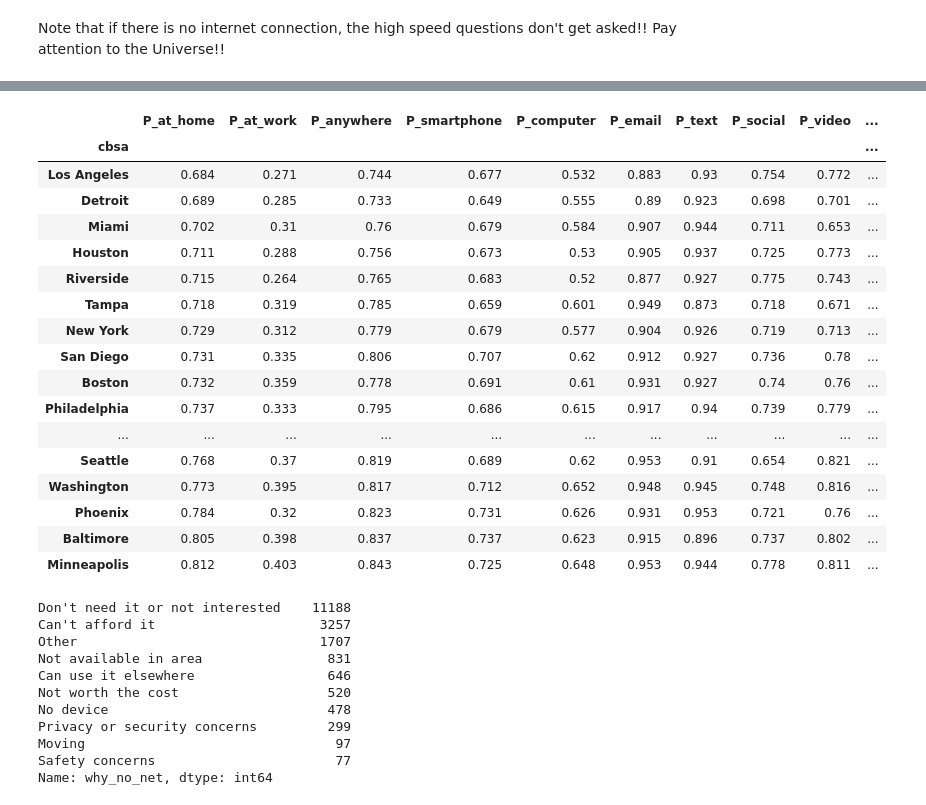
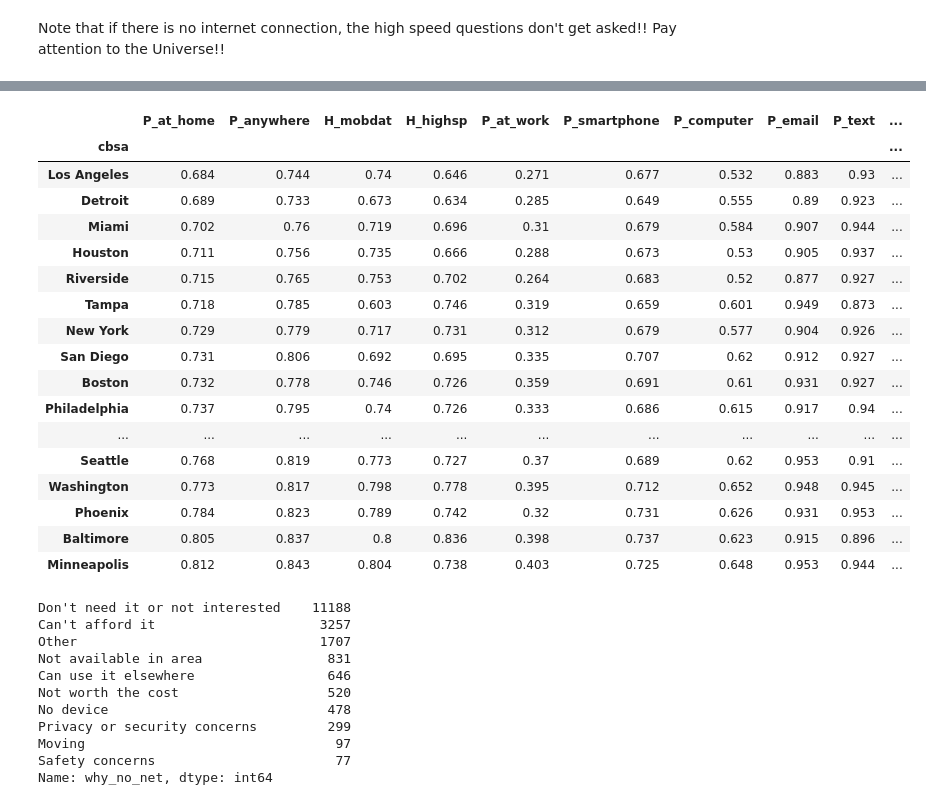
Before and after one commit to JamesSaxon/neighborhood_broadband, a Jupyter notebook: cps.ipynb, the cells around one changed output, grey strips where cells are left out. Drawn from its saved outputs; the diff is of its cells as text; code cells hidden in the pictures.

```diff
--- a/cps.ipynb
+++ b/cps.ipynb
@@ -193,5 +195,16 @@ def access(df, grouper):
     pwpr_vars =  df.query("isRespondent").groupby(grouper).apply(weighted_mean, w = "pwprmwgt")\
                    [["P_email", "P_text", "P_social", "P_video", "P_services"]]
 
-    return pwss_vars.join(pwpr_vars).join(hwss_vars).join(hwss_vars_use).round(3)
+    complete = pd.concat([pwss_vars, pwpr_vars, hwss_vars, hwss_vars_use], axis = 1).round(3)
+
+    complete = complete[["P_at_home", "P_anywhere", "H_mobdat", "H_highsp", "P_at_work",
+                         "P_smartphone", "P_computer",
+                         "P_email", "P_text", "P_social", "P_video", "P_services",
+                         "H_nonuse_cost", "H_nonuse_no_interest", "H_nonuse_not_available"]]
+
+    complete.sort_values(by = "P_at_home", inplace = True)
+
+    complete.index = complete.index.str.replace("_", " ").str.title()
+
+    return complete
 # %%
@@ -263,25 +261,24 @@ cbsa_access.index = cbsa_access.index.str.replace("_", " ").str.title()
 # %%
-cbsa_access.sort_values(by = "P_at_home", inplace = True)
-cbsa_access.style.background_gradient(cmap = "viridis", axis = 0)
+access(cps_cbsa, "cbsa").style.background_gradient(cmap = "viridis", axis = 0)
 # %% [output]
-|  | P_at_home | P_at_work | P_anywhere | P_smartphone | P_computer | P_email | P_text | P_social | P_video | ... |
+|  | P_at_home | P_anywhere | H_mobdat | H_highsp | P_at_work | P_smartphone | P_computer | P_email | P_text | ... |
 | cbsa |  |  |  |  |  |  |  |  |  | ... |
-| Los Angeles | 0.684 | 0.271 | 0.744 | 0.677 | 0.532 | 0.883 | 0.93 | 0.754 | 0.772 | ... |
-| Detroit | 0.689 | 0.285 | 0.733 | 0.649 | 0.555 | 0.89 | 0.923 | 0.698 | 0.701 | ... |
-| Miami | 0.702 | 0.31 | 0.76 | 0.679 | 0.584 | 0.907 | 0.944 | 0.711 | 0.653 | ... |
-| Houston | 0.711 | 0.288 | 0.756 | 0.673 | 0.53 | 0.905 | 0.937 | 0.725 | 0.773 | ... |
-| Riverside | 0.715 | 0.264 | 0.765 | 0.683 | 0.52 | 0.877 | 0.927 | 0.775 | 0.743 | ... |
-| Tampa | 0.718 | 0.319 | 0.785 | 0.659 | 0.601 | 0.949 | 0.873 | 0.718 | 0.671 | ... |
-| New York | 0.729 | 0.312 | 0.779 | 0.679 | 0.577 | 0.904 | 0.926 | 0.719 | 0.713 | ... |
-| San Diego | 0.731 | 0.335 | 0.806 | 0.707 | 0.62 | 0.912 | 0.927 | 0.736 | 0.78 | ... |
-| Boston | 0.732 | 0.359 | 0.778 | 0.691 | 0.61 | 0.931 | 0.927 | 0.74 | 0.76 | ... |
-| Philadelphia | 0.737 | 0.333 | 0.795 | 0.686 | 0.615 | 0.917 | 0.94 | 0.739 | 0.779 | ... |
+| Los Angeles | 0.684 | 0.744 | 0.74 | 0.646 | 0.271 | 0.677 | 0.532 | 0.883 | 0.93 | ... |
+| Detroit | 0.689 | 0.733 | 0.673 | 0.634 | 0.285 | 0.649 | 0.555 | 0.89 | 0.923 | ... |
+| Miami | 0.702 | 0.76 | 0.719 | 0.696 | 0.31 | 0.679 | 0.584 | 0.907 | 0.944 | ... |
+| Houston | 0.711 | 0.756 | 0.735 | 0.666 | 0.288 | 0.673 | 0.53 | 0.905 | 0.937 | ... |
+| Riverside | 0.715 | 0.765 | 0.753 | 0.702 | 0.264 | 0.683 | 0.52 | 0.877 | 0.927 | ... |
+| Tampa | 0.718 | 0.785 | 0.603 | 0.746 | 0.319 | 0.659 | 0.601 | 0.949 | 0.873 | ... |
+| New York | 0.729 | 0.779 | 0.717 | 0.731 | 0.312 | 0.679 | 0.577 | 0.904 | 0.926 | ... |
+| San Diego | 0.731 | 0.806 | 0.692 | 0.695 | 0.335 | 0.707 | 0.62 | 0.912 | 0.927 | ... |
+| Boston | 0.732 | 0.778 | 0.746 | 0.726 | 0.359 | 0.691 | 0.61 | 0.931 | 0.927 | ... |
+| Philadelphia | 0.737 | 0.795 | 0.74 | 0.726 | 0.333 | 0.686 | 0.615 | 0.917 | 0.94 | ... |
 | ... | ... | ... | ... | ... | ... | ... | ... | ... | ... | ... |
-| Seattle | 0.768 | 0.37 | 0.819 | 0.689 | 0.62 | 0.953 | 0.91 | 0.654 | 0.821 | ... |
-| Washington | 0.773 | 0.395 | 0.817 | 0.712 | 0.652 | 0.948 | 0.945 | 0.748 | 0.816 | ... |
-| Phoenix | 0.784 | 0.32 | 0.823 | 0.731 | 0.626 | 0.931 | 0.953 | 0.721 | 0.76 | ... |
-| Baltimore | 0.805 | 0.398 | 0.837 | 0.737 | 0.623 | 0.915 | 0.896 | 0.737 | 0.802 | ... |
-| Minneapolis | 0.812 | 0.403 | 0.843 | 0.725 | 0.648 | 0.953 | 0.944 | 0.778 | 0.811 | ... |
+| Seattle | 0.768 | 0.819 | 0.773 | 0.727 | 0.37 | 0.689 | 0.62 | 0.953 | 0.91 | ... |
+| Washington | 0.773 | 0.817 | 0.798 | 0.778 | 0.395 | 0.712 | 0.652 | 0.948 | 0.945 | ... |
+| Phoenix | 0.784 | 0.823 | 0.789 | 0.742 | 0.32 | 0.731 | 0.626 | 0.931 | 0.953 | ... |
+| Baltimore | 0.805 | 0.837 | 0.8 | 0.836 | 0.398 | 0.737 | 0.623 | 0.915 | 0.896 | ... |
+| Minneapolis | 0.812 | 0.843 | 0.804 | 0.738 | 0.403 | 0.725 | 0.648 | 0.953 | 0.944 | ... |
 # %%
 why_no_net = {
   1  : "Don't need it or not interested",
```
Also changed, not shown: parts of 8 cells of this notebook.
